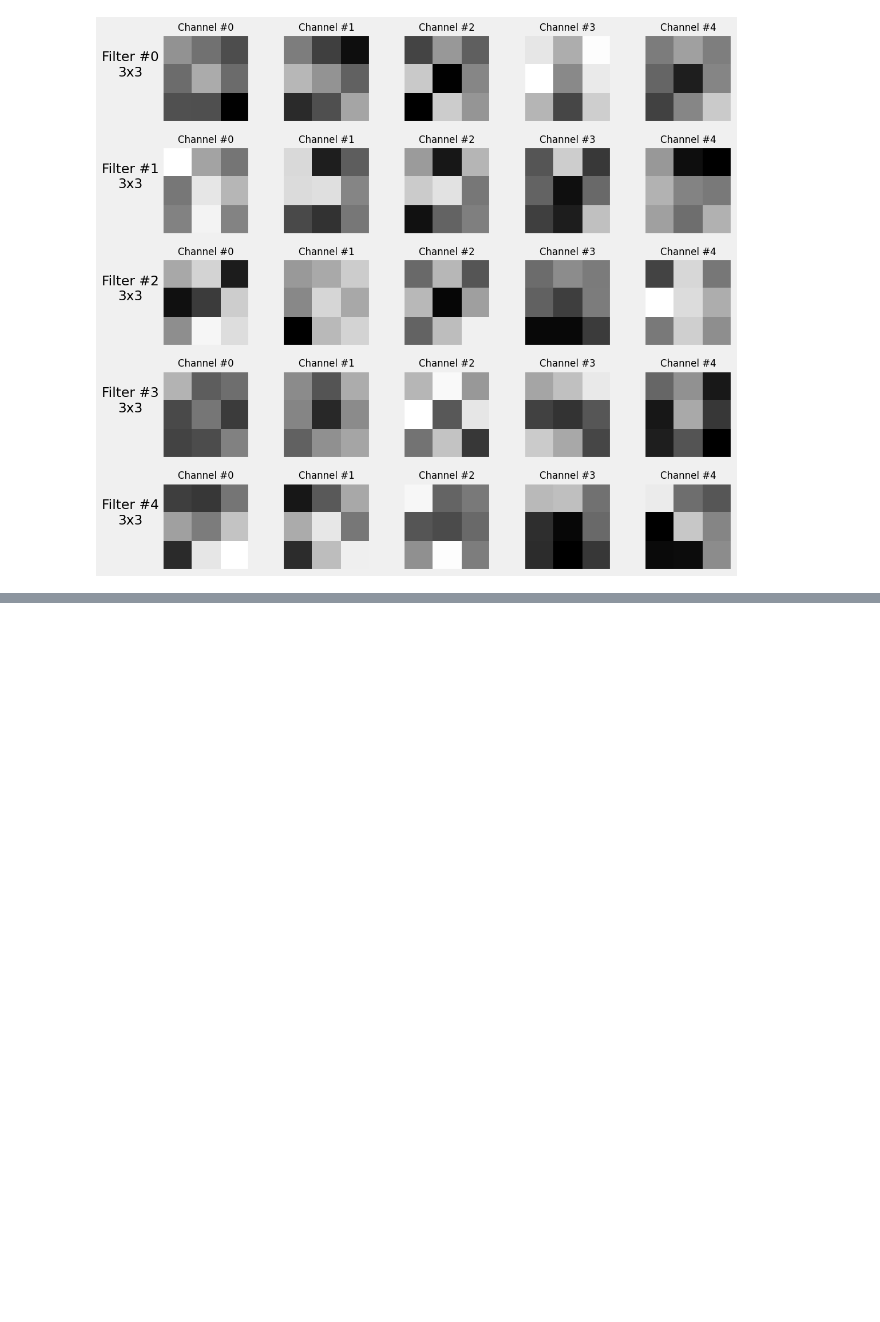
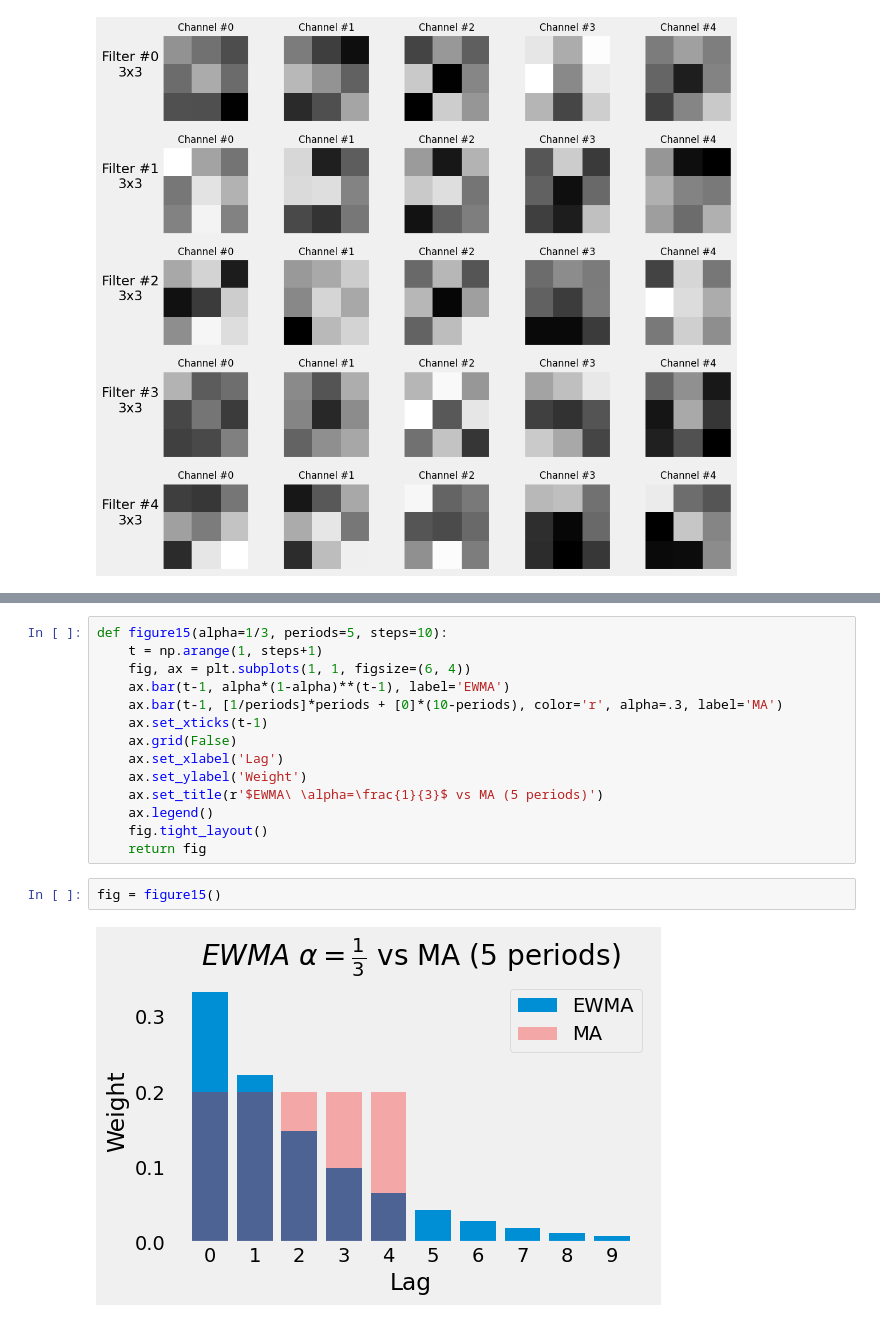
Before and after one commit to opedro-c/image-classifier, a Jupyter notebook: image_classification.ipynb, the cells around one changed output, grey strips where cells are left out. Drawn from its saved outputs; the diff is of its cells as text; blank space fills up the shorter version.

```diff
--- a/image_classification.ipynb
+++ b/image_classification.ipynb
@@ -1093,0 +1255,18 @@ fig = arch_cnn2.visualize_filters('conv2')
+# %%
+def figure15(alpha=1/3, periods=5, steps=10):
+    t = np.arange(1, steps+1)
+    fig, ax = plt.subplots(1, 1, figsize=(6, 4))
+    ax.bar(t-1, alpha*(1-alpha)**(t-1), label='EWMA')
+    ax.bar(t-1, [1/periods]*periods + [0]*(10-periods), color='r', alpha=.3, label='MA')
+    ax.set_xticks(t-1)
+    ax.grid(False)
+    ax.set_xlabel('Lag')
+    ax.set_ylabel('Weight')
+    ax.set_title(r'$EWMA\ \alpha=\frac{1}{3}$ vs MA (5 periods)')
+    ax.legend()
+    fig.tight_layout()
+    return fig
+# %%
+fig = figure15()
+# %% [output]
+[figure, added]
```
Also changed, not shown: parts of 82 cells of this notebook.
